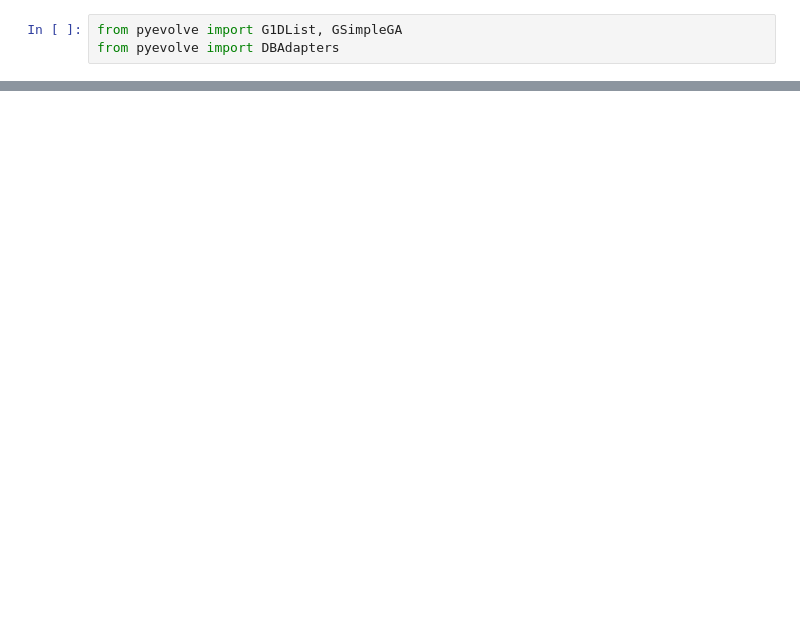
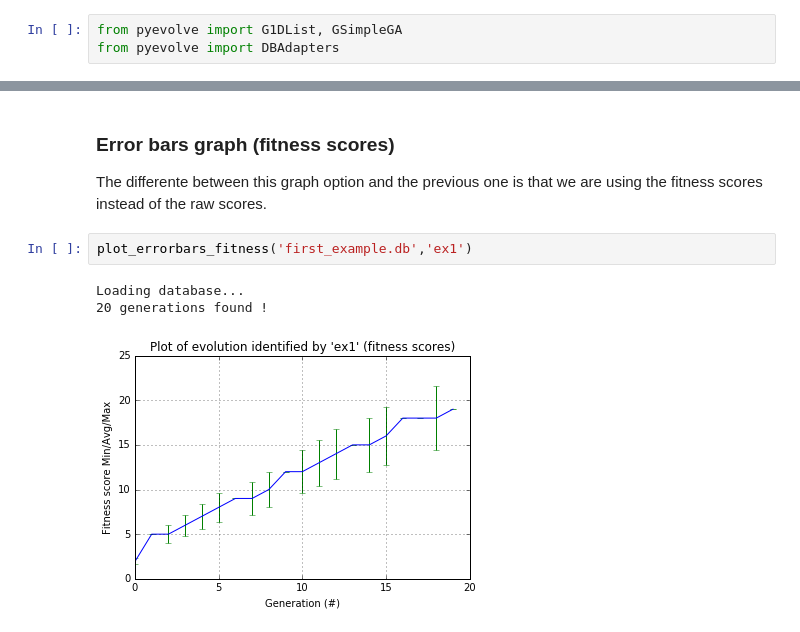
Before and after one commit to ecervera/ga-nb, a Jupyter notebook: Graphical Analysis.ipynb, the cells around one changed output, grey strips where cells are left out. Saved outputs shown, nothing was run; the diff lists cells and outputs as text; blank space fills up the shorter version.

```diff
--- a/Graphical Analysis.ipynb
+++ b/Graphical Analysis.ipynb
@@ -110,0 +72,10 @@ popScores
+# %% [markdown]
+### Error bars graph (fitness scores)
+
+The differente between this graph option and the previous one is that we are using the fitness scores instead of the raw scores.
+# %%
+plot_errorbars_fitness('first_example.db','ex1')
+# %% [output]
+Loading database...
+20 generations found !
+[figure, added]
```
Also changed, not shown: parts of 32 cells of this notebook, 5 other files.
